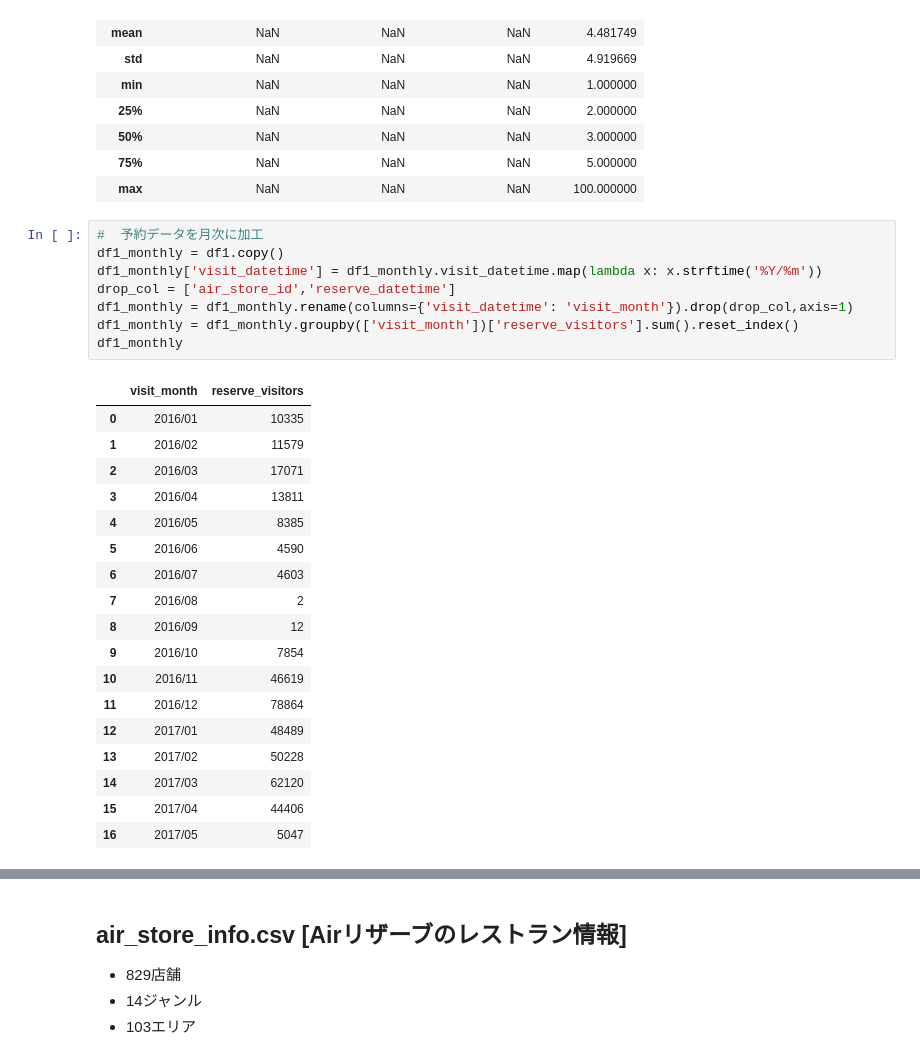
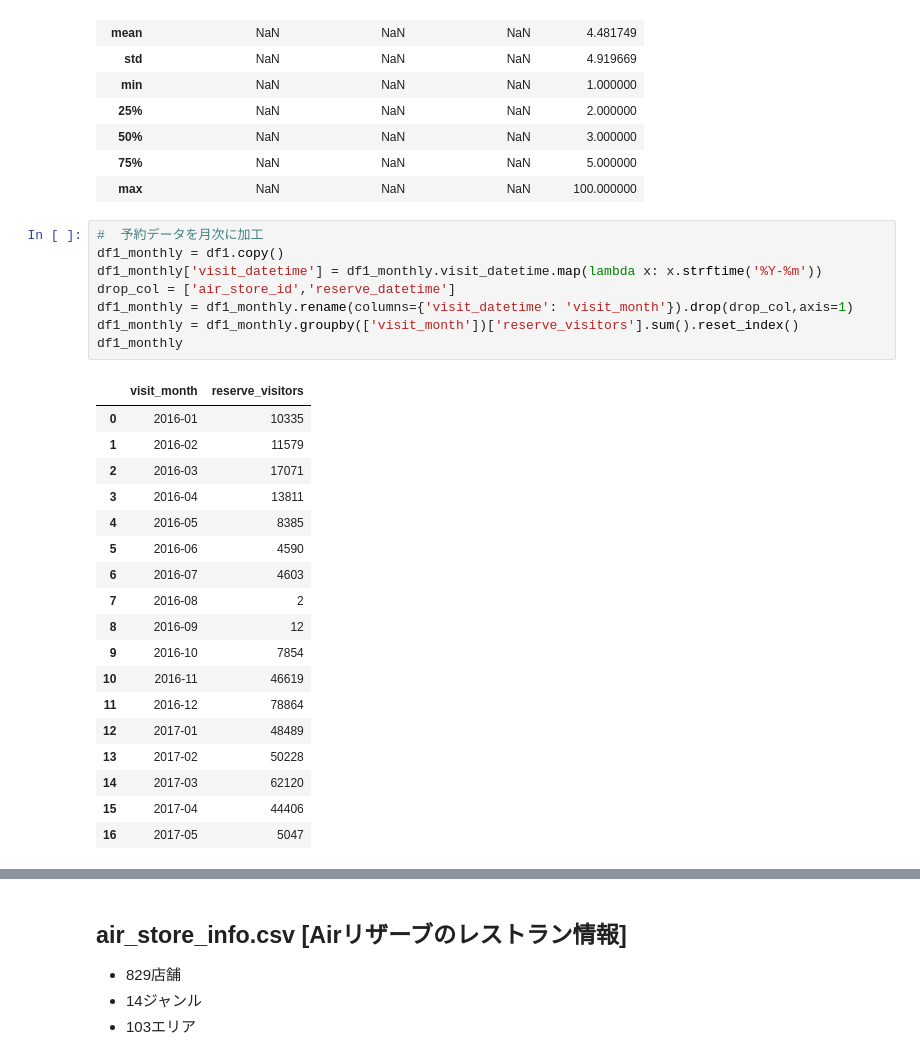
Before and after one commit to selectfromwhere/Restaurant_Visitor_Forecasting, a Jupyter notebook: check_data.ipynb, the cells around one changed output, grey strips where cells are left out. Drawn from its saved outputs; the diff is of its cells as text.

```diff
--- a/check_data.ipynb
+++ b/check_data.ipynb
@@ -95,30 +95,30 @@ df1.describe(include='all')
 # %%
 #  予約データを月次に加工
 df1_monthly = df1.copy()
-df1_monthly['visit_datetime'] = df1_monthly.visit_datetime.map(lambda x: x.strftime('%Y/%m'))
+df1_monthly['visit_datetime'] = df1_monthly.visit_datetime.map(lambda x: x.strftime('%Y-%m'))
 drop_col = ['air_store_id','reserve_datetime']
 df1_monthly = df1_monthly.rename(columns={'visit_datetime': 'visit_month'}).drop(drop_col,axis=1)
 df1_monthly = df1_monthly.groupby(['visit_month'])['reserve_visitors'].sum().reset_index()
 df1_monthly
 # %% [output]
 |  | visit_month | reserve_visitors |
-| 0 | 2016/01 | 10335 |
-| 1 | 2016/02 | 11579 |
-| 2 | 2016/03 | 17071 |
-| 3 | 2016/04 | 13811 |
-| 4 | 2016/05 | 8385 |
-| 5 | 2016/06 | 4590 |
-| 6 | 2016/07 | 4603 |
-| 7 | 2016/08 | 2 |
-| 8 | 2016/09 | 12 |
-| 9 | 2016/10 | 7854 |
-| 10 | 2016/11 | 46619 |
-| 11 | 2016/12 | 78864 |
-| 12 | 2017/01 | 48489 |
-| 13 | 2017/02 | 50228 |
-| 14 | 2017/03 | 62120 |
-| 15 | 2017/04 | 44406 |
-| 16 | 2017/05 | 5047 |
+| 0 | 2016-01 | 10335 |
+| 1 | 2016-02 | 11579 |
+| 2 | 2016-03 | 17071 |
+| 3 | 2016-04 | 13811 |
+| 4 | 2016-05 | 8385 |
+| 5 | 2016-06 | 4590 |
+| 6 | 2016-07 | 4603 |
+| 7 | 2016-08 | 2 |
+| 8 | 2016-09 | 12 |
+| 9 | 2016-10 | 7854 |
+| 10 | 2016-11 | 46619 |
+| 11 | 2016-12 | 78864 |
+| 12 | 2017-01 | 48489 |
+| 13 | 2017-02 | 50228 |
+| 14 | 2017-03 | 62120 |
+| 15 | 2017-04 | 44406 |
+| 16 | 2017-05 | 5047 |
 # %%
 plt.figure(figsize=(14, 8))
 plt.bar(np.arange(1,18), df1_monthly.reserve_visitors.as_matrix(), tick_label=df1_monthly.visit_month, align="center", color='deepskyblue')
```
Also changed, not shown: parts of 12 cells of this notebook.
